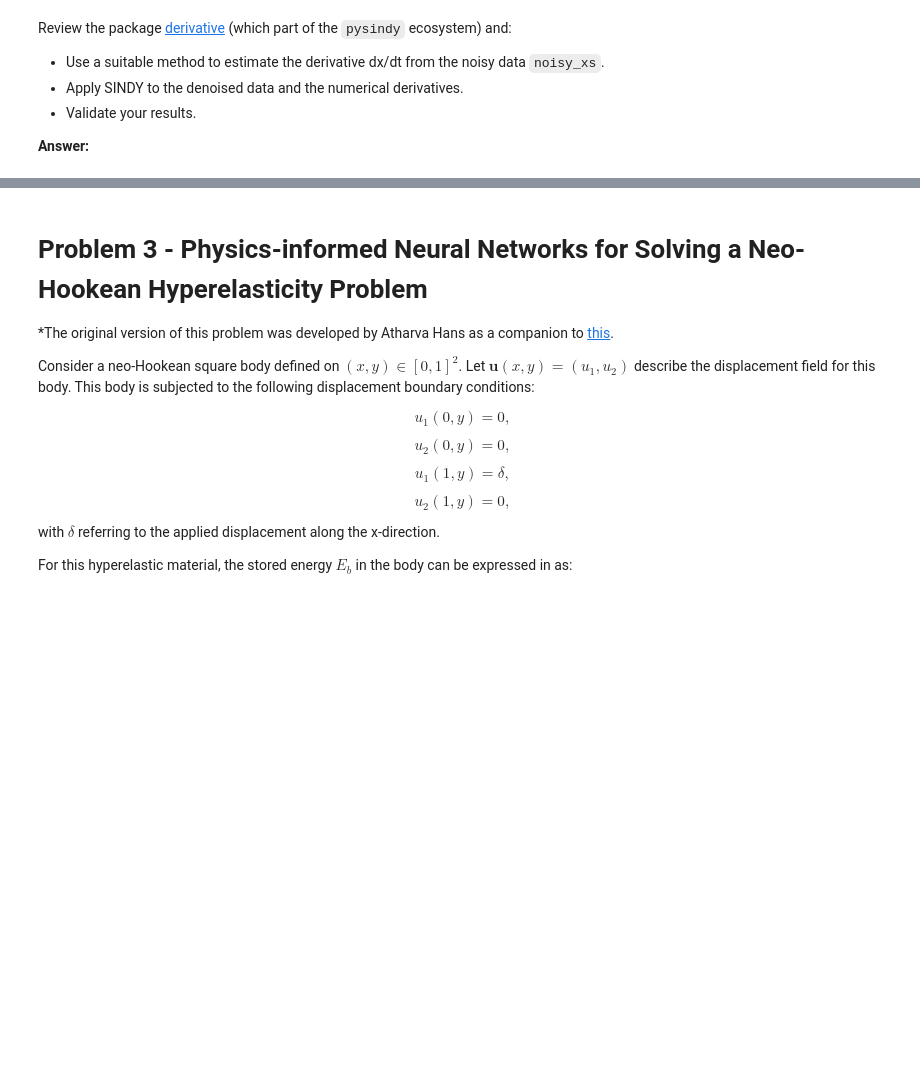
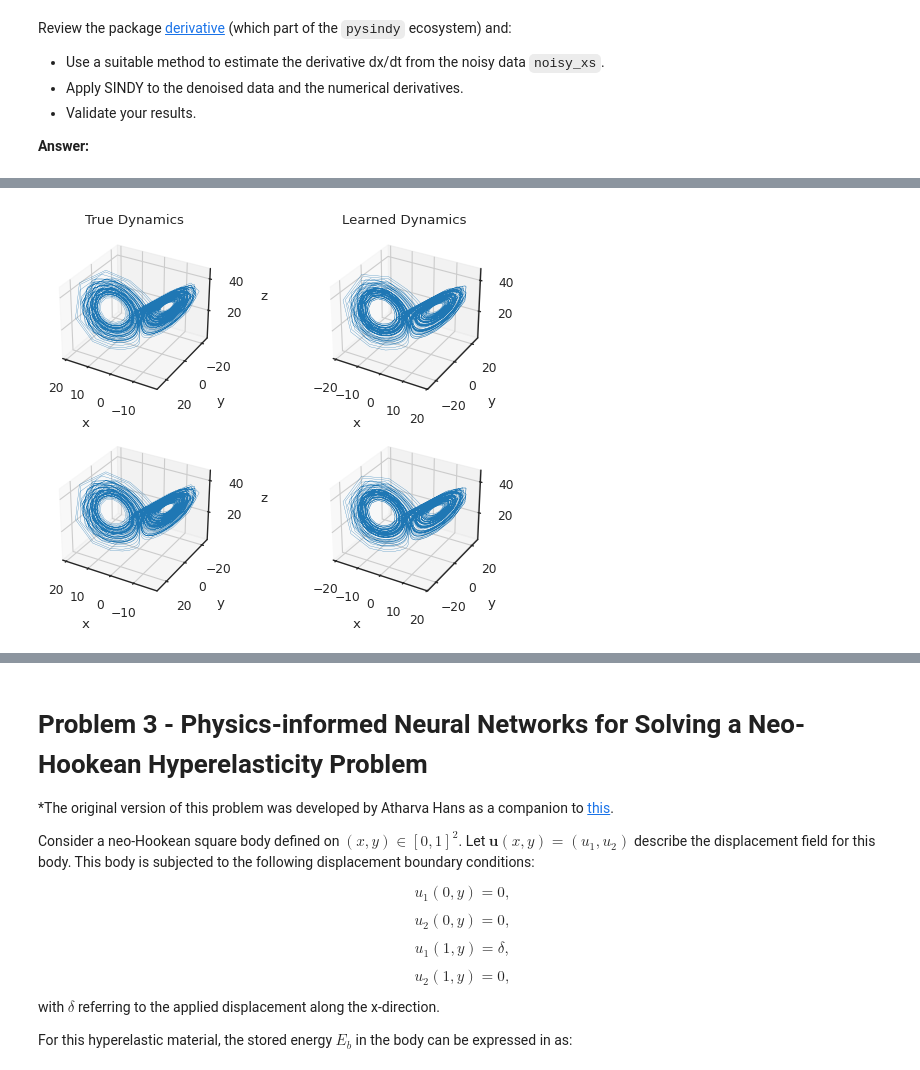
Before and after one commit to Shaunak-Mukherjee/ME697-advanced-scientific-machine-learning, a Jupyter notebook: 07_homework_work_in_progress.ipynb, the cells around one changed output, grey strips where cells are left out. Cells and saved outputs as stored; diff of their text form; code cells hidden in the pictures; blank space fills up the shorter version.

```diff
--- a/07_homework_work_in_progress.ipynb
+++ b/07_homework_work_in_progress.ipynb
@@ -576,3 +815,93 @@ Review the package [derivative](https://pypi.org/project/derivative/) (which par
 - Validate your results.
 
 **Answer:**
+# %%
+import time
+from derivative import dxdt
+
+# Estimate derivatives from noisy data using the derivative package
+# https://pypi.org/project/derivative/ Method 4
+
+print("Estimating derivatives from noisy data...")
+start_time = time.time()
+
+# Use Savitzky-Golay filter to compute derivatives
+dxs_estimated = np.zeros_like(noisy_x)
+for i in range(3):  # For each dimension
+    dxs_estimated[:, i] = dxdt(
+        noisy_x[:, i],
+        ts,
+        kind="spline",
+        s=1e-1,
+        method="smoothed_finite_difference"
+    )
+
+print(f"Derivative estimation took {time.time() - start_time:.2f} seconds")
+from derivative import dxdt
+
+# Build feature library on noisy_x
+poly = PolynomialFeatures(degree=5)
+Phi_noisy = poly.fit_transform(noisy_x)
+
+alpha = 5e-2
+iter =10000
+
+# Sparse regression
+thetas_noisy = sparsify_dynamics(Phi_noisy, dxs_estimated, max_iter = iter, alpha=alpha)
+
+# Simulate learned dynamics
+xs_learned = scipy.integrate.odeint(lambda x, t: f_learned(x, t, thetas_noisy, poly), x0, ts)
+
+# Validate
+mse = np.mean((xs - xs_learned)**2, axis=0)
+corrs = [np.corrcoef(xs[:,i], xs_learned[:,i])[0,1] for i in range(3)]
+
+# Print MSE
+print(f"\nValidation MSE (x,y,z): {[f'{x:.3f}' for x in mse]}")
+print(f"Validation correlation (x,y,z): {[f'{x:.3f}' for x in corrs]}" )
+fig = plt.figure()
+ax1 = fig.add_subplot(221, projection='3d')
+steps = int(20/dt)
+ax1.plot(xs[:steps, 0], xs[:steps, 1], xs[:steps, 2], lw=0.2)
+ax1.set(xlabel='x', ylabel='y', zlabel='z', title='True Dynamics')
+ax1.view_init(30, 120)
+
+ax2 = fig.add_subplot(222, projection='3d')
+ax2.plot(xs_learned[:steps, 0], xs_learned[:steps, 1], xs_learned[:steps, 2], lw=0.2)
+ax2.set(xlabel='x', ylabel='y', zlabel='z', title='Learned Dynamics')
+ax1.view_init(30, 120)
+
+ax3 = fig.add_subplot(223, projection='3d')
+ax3.plot(xs[:, 0], xs[:, 1], xs[:, 2], lw=0.2)
+ax3.set(xlabel='x', ylabel='y', zlabel='z')
+ax3.view_init(30, 120)
+
+ax4 = fig.add_subplot(224, projection='3d')
+ax4.plot(xs_learned[:, 0], xs_learned[:, 1], xs_learned[:, 2], lw=0.2)
+ax4.set(xlabel='x', ylabel='y', zlabel='z')
+ax3.view_init(30, 120);
+fig = plt.figure(figsize=(20, 12))
+
+ax1 = fig.add_subplot(311)
+steps = int(20/dt)
+ax1.plot(ts[:steps], xs[:steps, 0], lw=1.0, label='True Dynamics')
+ax1.plot(ts[:steps], xs_learned[:steps, 0], 'k--', lw=1.0, label='Learned Dynamics')
+ax1.set(xlabel='Time', ylabel='x', title='True vs. Learned Dynamics')
+ax1.set_xlim(0, 20)   # limit x-axis from 0 to 20
+
+sns.despine(trim=True);
+
+ax2 = fig.add_subplot(312)
+ax2.plot(ts[:steps], xs[:steps, 1], lw=1.0, label='True Dynamics')
+ax2.plot(ts[:steps], xs_learned[:steps, 1], 'k--', lw=1.0, label='Learned Dynamics')
+ax2.set_xlim(0, 20)   # limit x-axis from 0 to 20
+ax2.set(xlabel='Time', ylabel='y')
+
+ax3 = fig.add_subplot(313)
+ax3.plot(ts[:steps], xs[:steps, 2], lw=1.0, label='True Dynamics')
+ax3.plot(ts[:steps], xs_learned[:steps, 2], 'k--', lw=1.0, label='Learned Dynamics')
+ax3.set(xlabel='Time', ylabel='z')
+ax3.set_xlim(0, 20)   # limit x-axis from 0 to 20
+
+sns.despine(trim=True);
+# %% [output]
@@ -578,0 +913 @@ Review the package [derivative](https://pypi.org/project/derivative/) (which par
+[figure, added]
```
Also changed, not shown: parts of 9 cells of this notebook.
